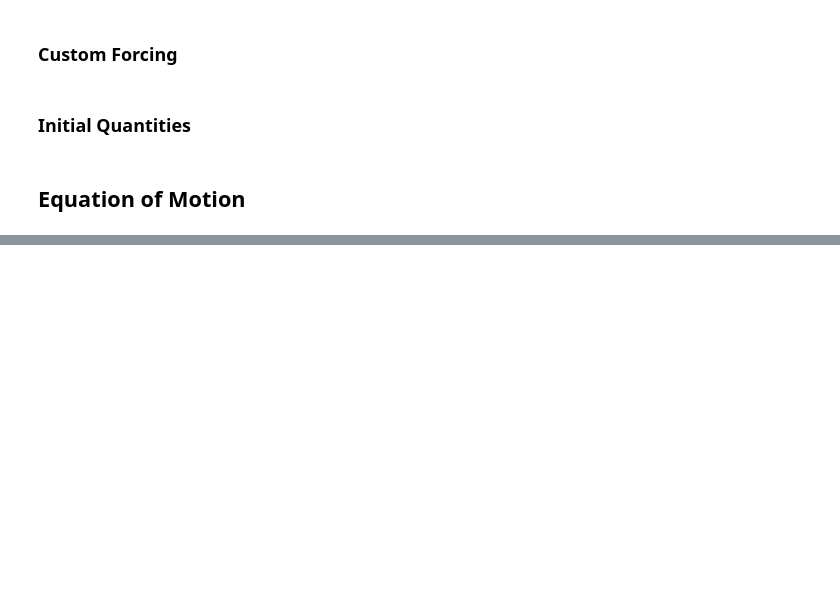
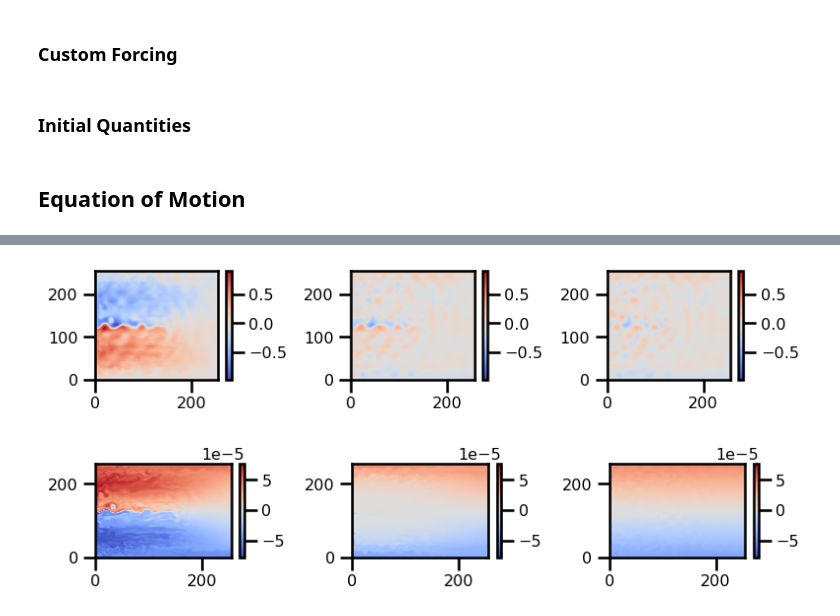
Before and after one commit to jejjohnson/somax, a Jupyter notebook: notebooks/dev/QG_Multilayer/mqg_demo.ipynb, the cells around one changed output, grey strips where cells are left out. Drawn from its saved outputs; the diff is of its cells as text; code cells hidden in the pictures; blank space fills up the shorter version.

```diff
--- a/notebooks/dev/QG_Multilayer/mqg_demo.ipynb
+++ b/notebooks/dev/QG_Multilayer/mqg_demo.ipynb
@@ -401,0 +409,26 @@ plot_field(sol.ys.q[-1])
+# %%
+dt = 4_000
+
+tmin = 0.0
+num_days = 360*10 # 360 # # 10 # 180 # 30 # 60 #
+tmax = pd.to_timedelta(num_days, unit="days").total_seconds()
+num_save = 20
+
+t_domain = TimeDomain(tmin=tmin, tmax=tmax, dt=dt)
+ts = jnp.linspace(tmin, tmax, num_save)
+saveat = dfx.SaveAt(ts=ts)
+# %%
+%%time
+# integration
+sol = dfx.diffeqsolve(
+    terms=dfx.ODETerm(vector_field),
+    solver=solver,
+    t0=tmin,
+    t1=tmax,
+    dt0=dt,
+    y0=State(sol.ys.q[-1], sol.ys.psi[-1]),
+    saveat=saveat,
+    args=None,
+    stepsize_controller=stepsize_controller,
+    max_steps=None,
+)
@@ -401,0 +438,6 @@ plot_field(sol.ys.q[-1])
+# %%
+plot_field(sol.ys.psi[-1]/ (9.81 / params.f0))
+plot_field(sol.ys.q[-1])
+# %% [output]
+[figure, added]
+[figure, added]
```
Also changed, not shown: parts of 21 cells of this notebook, 3 other files.
